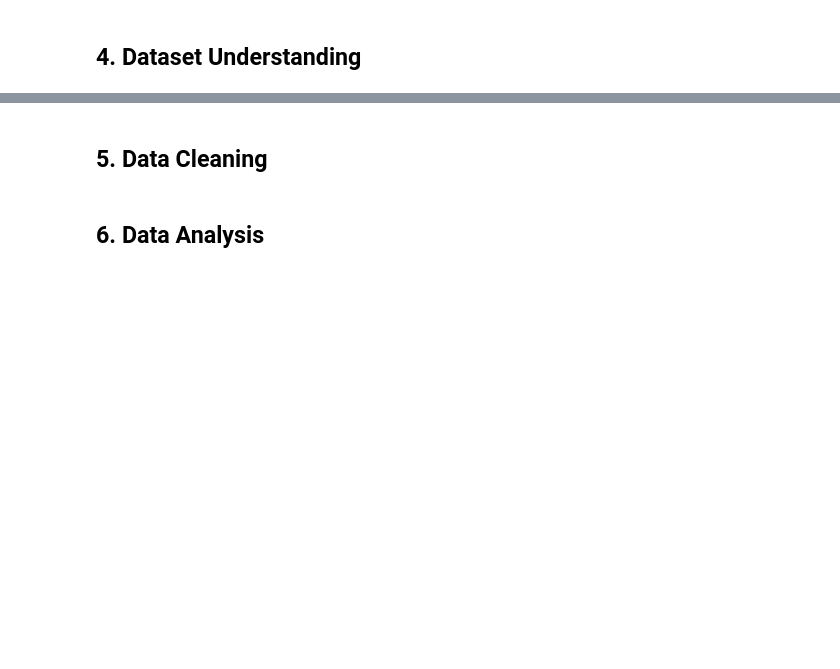
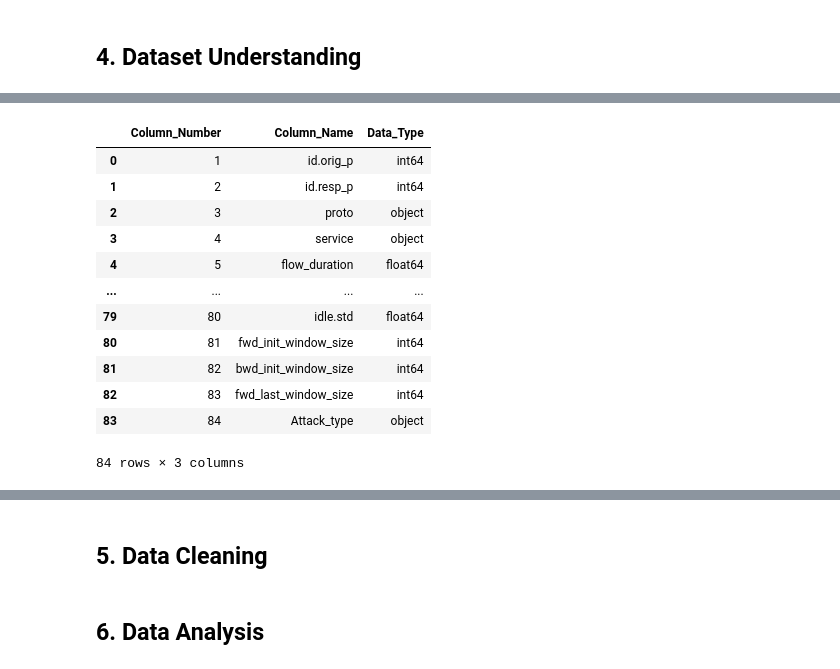
Before and after one commit to AzizaZaman101/RT-IoT2022_Multi-Class_IoT_Attack_Detection_ML, a Jupyter notebook: notebooks/RT_IoT2022_Multi_Class_IoT_Attack_Detection_ML.ipynb, the cells around one changed output, grey strips where cells are left out. Saved outputs shown, nothing was run; the diff lists cells and outputs as text; code cells hidden in the pictures; blank space fills up the shorter version.

```diff
--- a/notebooks/RT_IoT2022_Multi_Class_IoT_Attack_Detection_ML.ipynb
+++ b/notebooks/RT_IoT2022_Multi_Class_IoT_Attack_Detection_ML.ipynb
@@ -35,0 +105,22 @@ df = read_csv("") # df is a python object containing the loaded data
+# %%
+column_info = pd.DataFrame({ # to create a proper column table
+    'Column_Number': range(1, len(df.columns) + 1),
+    'Column_Name': df.columns,
+    'Data_Type': df.dtypes.astype(str).values
+})
+
+column_info
+# %% [output]
+|  | Column_Number | Column_Name | Data_Type |
+| 0 | 1 | id.orig_p | int64 |
+| 1 | 2 | id.resp_p | int64 |
+| 2 | 3 | proto | object |
+| 3 | 4 | service | object |
+| 4 | 5 | flow_duration | float64 |
+| ... | ... | ... | ... |
+| 79 | 80 | idle.std | float64 |
+| 80 | 81 | fwd_init_window_size | int64 |
+| 81 | 82 | bwd_init_window_size | int64 |
+| 82 | 83 | fwd_last_window_size | int64 |
+| 83 | 84 | Attack_type | object |
+84 rows × 3 columns
```
Also changed, not shown: parts of 18 cells of this notebook.
